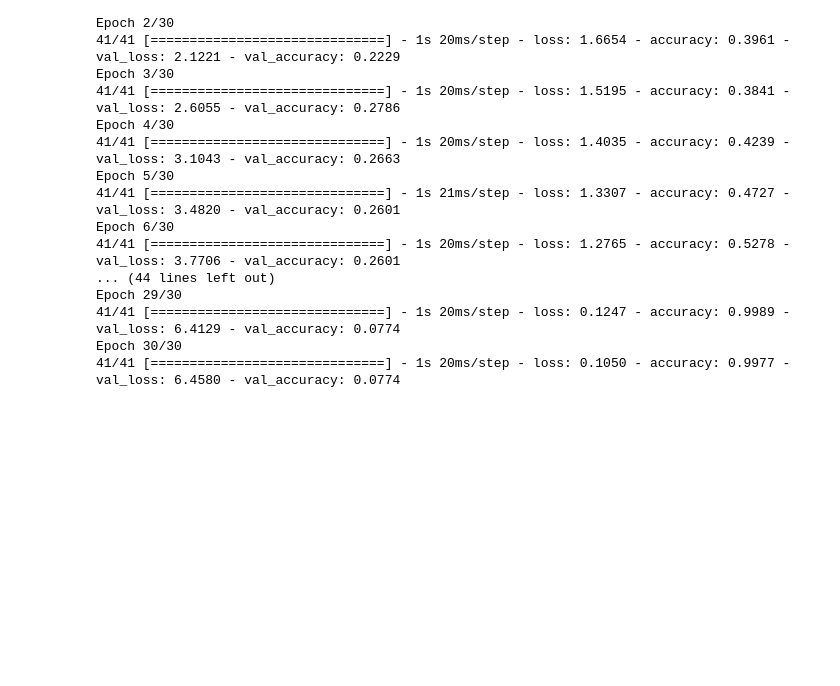
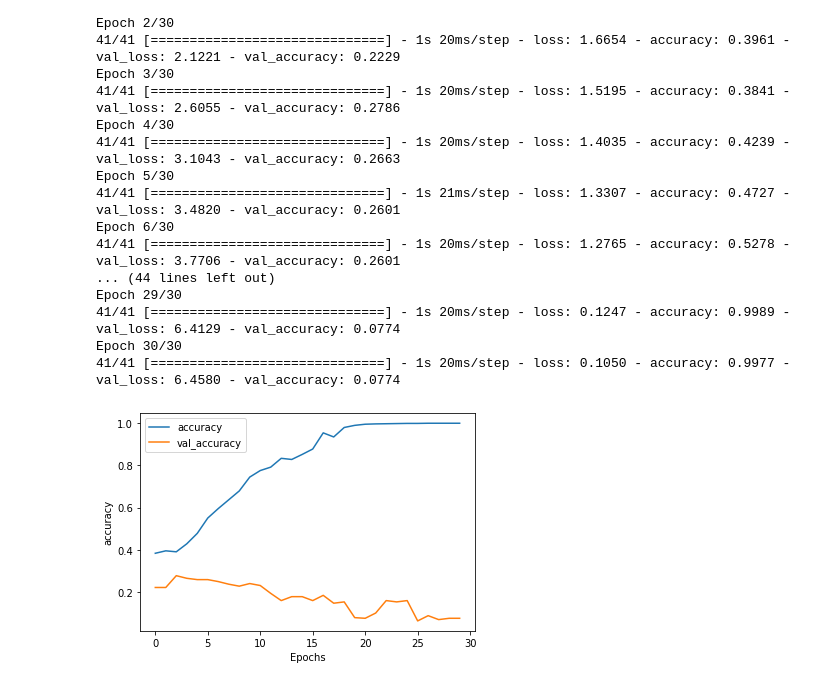
Before and after one commit to UTKARSH4/bbc_news_archive, a Jupyter notebook: bbc_news_archive.ipynb, the cells around one changed output. Drawn from its saved outputs; the diff is of its cells as text; code cells hidden in the pictures; blank space fills up the shorter version.

```diff
--- a/bbc_news_archive.ipynb
+++ b/bbc_news_archive.ipynb
@@ -133,3 +134,12 @@ Epoch 29/30
 41/41 [==============================] - 1s 20ms/step - loss: 0.1247 - accuracy: 0.9989 - val_loss: 6.4129 - val_accuracy: 0.0774
 Epoch 30/30
 41/41 [==============================] - 1s 20ms/step - loss: 0.1050 - accuracy: 0.9977 - val_loss: 6.4580 - val_accuracy: 0.0774
+# %%
+plt.plot(history.history['accuracy'])
+plt.plot(history.history['val_'+'accuracy'])
+plt.xlabel("Epochs")
+plt.ylabel('accuracy')
+plt.legend(['accuracy', 'val_'+'accuracy'])
+plt.show()
+# %% [output]
+[figure, added]
```
Also changed, not shown: parts of 2 cells of this notebook.
